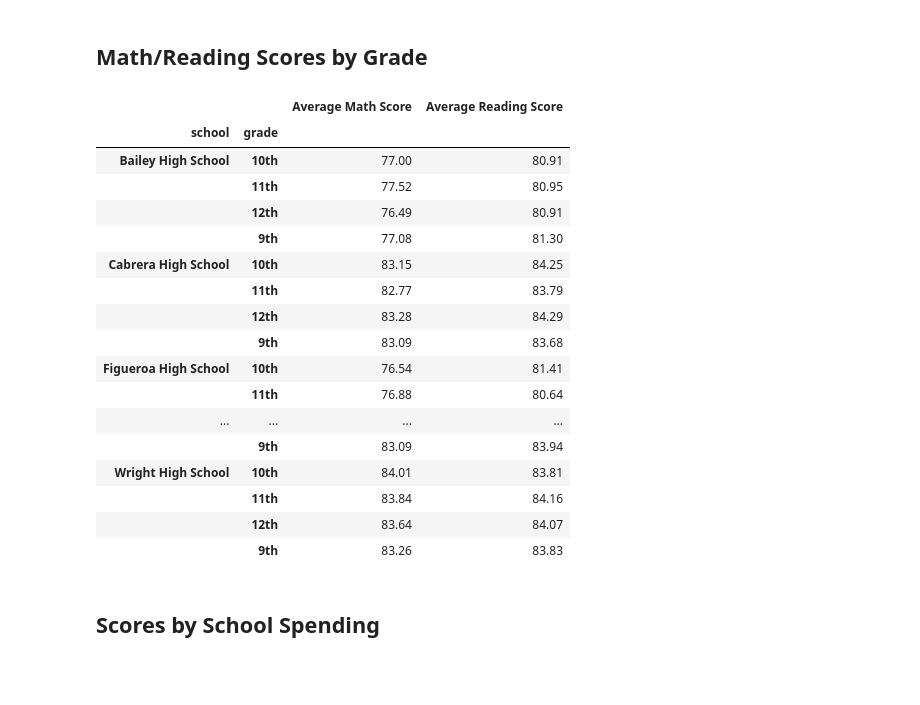
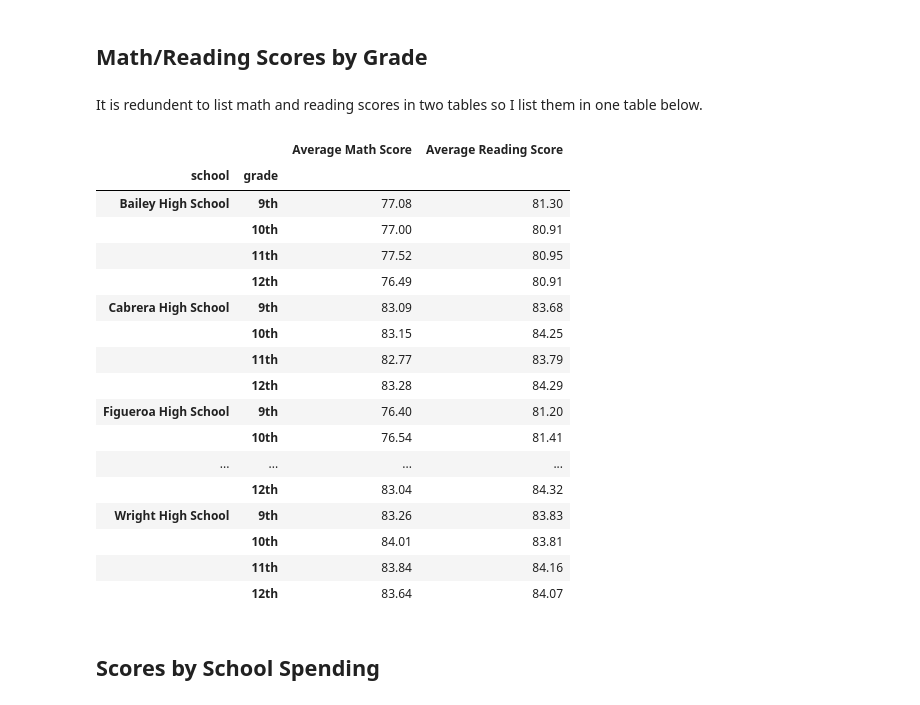
Before and after one commit to feng443/RUDSWeek4Pandas, a Jupyter notebook: PyCitySchools/academy_of_py.ipynb, the cells around one changed output. Drawn from its saved outputs; the diff is of its cells as text; code cells hidden in the pictures; blank space fills up the shorter version.

Commit message:
Validated school/students

```diff
--- a/PyCitySchools/academy_of_py.ipynb
+++ b/PyCitySchools/academy_of_py.ipynb
@@ -16,7 +16,7 @@ passing.__name__ = 'passing' # To avoid <lambda> in column name
 
 COUNT_FORMAT =  '{:,}'
 SCORE_FORMAT = '{:.2f}'
-PERC_FORMAT = '{:.1%}'
+PERC_FORMAT = '{:.2%}'
 BUDGET_FORAMT = '${:,.2f}'
 
 OUTPUT_FORMAT = {
@@ -175,38 +177,48 @@ school_summary.sort_values('Overall Passing Rate (Average of the above two)').he
 | 8 | Johnson High School | District | 4,761 | $3,094,650.00 | $650.00 | 77.07 | ... |
 # %% [markdown]
 ## Math/Reading Scores by Grade
+# %% [markdown]
+It is redundent to list math and reading scores in two tables so I list them in one table below.
 # %%
+df_student['grade'] = pd.Categorical(
+    df_student['grade'],
+    sorted(
+        df_student['grade'].unique(),
+        key=lambda x: int(x.replace('th', ''))
+    )
+)
+
 df_by_grade = DataFrame(
     df_student.groupby(['school', 'grade'])[['math_score', 'reading_score']].mean()
 ).rename(
     columns = {
         'school': 'School Name',
         'grade': 'Grade',
         'math_score': 'Average Math Score',
         'reading_score': 'Average Reading Score'
     }
 )
 
 df_by_grade.style.format(OUTPUT_FORMAT)
 # %% [output]
 |  |  | Average Math Score | Average Reading Score |
 | school | grade |  |  |
-| Bailey High School | 10th | 77.00 | 80.91 |
+| Bailey High School | 9th | 77.08 | 81.30 |
+|  | 10th | 77.00 | 80.91 |
 |  | 11th | 77.52 | 80.95 |
 |  | 12th | 76.49 | 80.91 |
-|  | 9th | 77.08 | 81.30 |
-| Cabrera High School | 10th | 83.15 | 84.25 |
+| Cabrera High School | 9th | 83.09 | 83.68 |
+|  | 10th | 83.15 | 84.25 |
 |  | 11th | 82.77 | 83.79 |
 |  | 12th | 83.28 | 84.29 |
-|  | 9th | 83.09 | 83.68 |
-| Figueroa High School | 10th | 76.54 | 81.41 |
-|  | 11th | 76.88 | 80.64 |
+| Figueroa High School | 9th | 76.40 | 81.20 |
+|  | 10th | 76.54 | 81.41 |
 | ... | ... | ... | ... |
-|  | 9th | 83.09 | 83.94 |
-| Wright High School | 10th | 84.01 | 83.81 |
+|  | 12th | 83.04 | 84.32 |
+| Wright High School | 9th | 83.26 | 83.83 |
+|  | 10th | 84.01 | 83.81 |
 |  | 11th | 83.84 | 84.16 |
 |  | 12th | 83.64 | 84.07 |
-|  | 9th | 83.26 | 83.83 |
 # %% [markdown]
 ## Scores by School Spending
 # %% [markdown]
```
Also changed, not shown: parts of 2 cells of this notebook, 1 other file.
